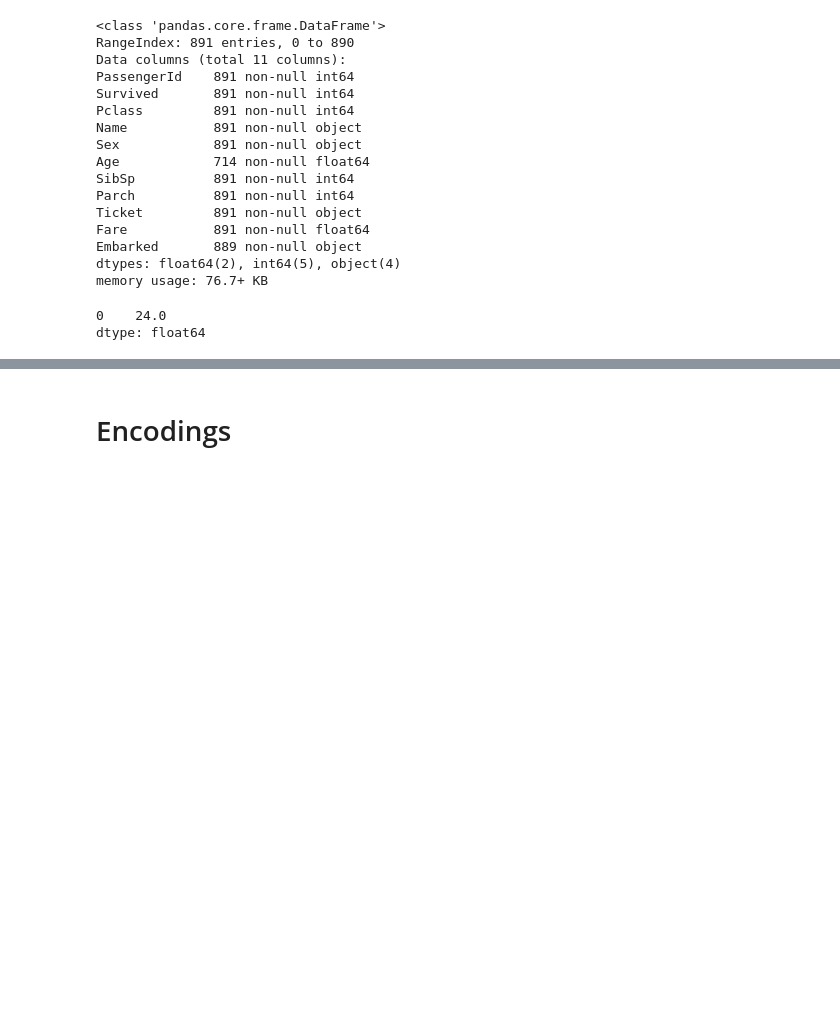
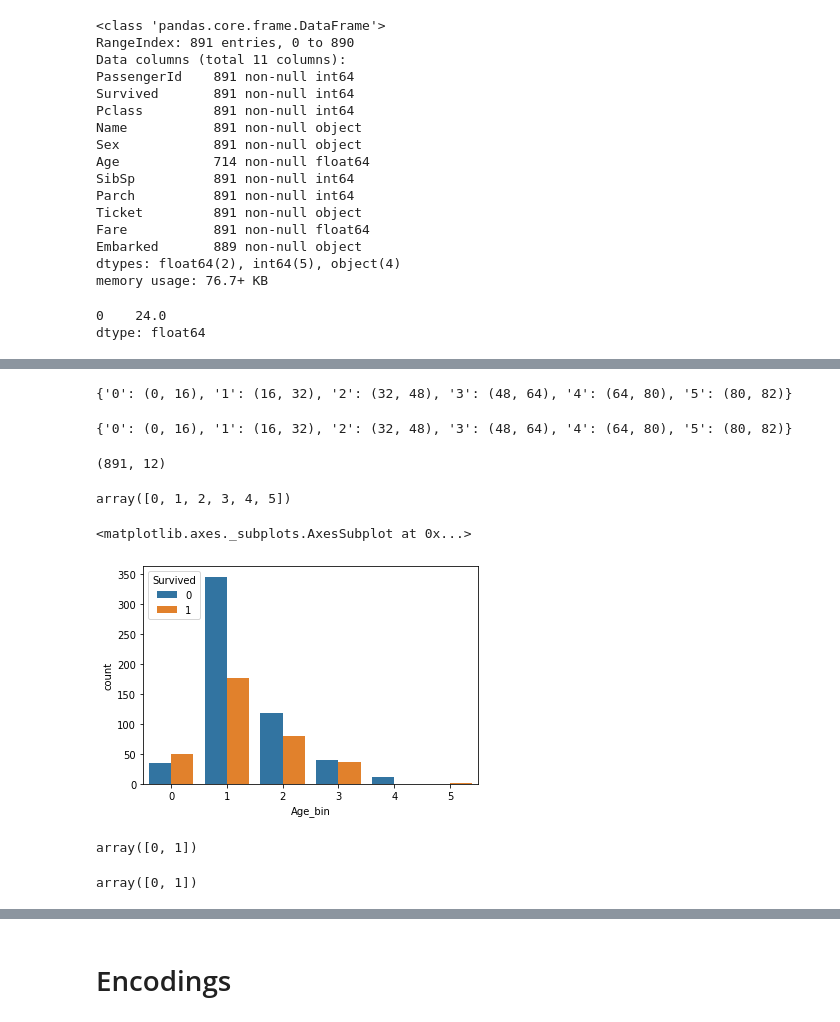
Before and after one commit to elishatofunmi/Medium-Intelligence, a Jupyter notebook: Titanic Survival prediction/Titanic Challenge.ipynb, the cells around one changed output, grey strips where cells are left out. Saved outputs shown, nothing was run; the diff lists cells and outputs as text; code cells hidden in the pictures; blank space fills up the shorter version.

```diff
--- a/Titanic Survival prediction/Titanic Challenge.ipynb
+++ b/Titanic Survival prediction/Titanic Challenge.ipynb
@@ -124,0 +130,35 @@ test['Age'] = test['Age'].fillna(test['Age'].mode()[0])
+# %%
+def bin_age(data, min_val, max_val, range_val):
+    data_copy = data.copy()
+    range_of_vals = int(max_val+1 - min_val)
+    batch_value = int(range_of_vals/range_val)
+    dict_batch = {}
+    start, stop = 0,0
+    for i,j in enumerate(range(0,range_of_vals, batch_value)):
+        stop = start + batch_value
+        dict_batch[str(i)] = (start,stop)
+        start = stop
+
+        if stop <= range_of_vals:
+            pass
+        else:
+            start = stop - batch_value
+            stop = int(max_val) + 1
+
+            dict_batch[str(i)] = (start,stop)
+    print(dict_batch)
+    bin_out = []
+    for k in data_copy:
+        out = [i for i,(start,stop) in zip(dict_batch.keys(), dict_batch.values()) if int(k) in range(start,stop)]
+        #print(k,out)
+        bin_out.append(int(out[0]))
+    return bin_out
+
+
+age_out = bin_age(data['Age'],0.42,81.0,5)
+# %% [output]
+{'0': (0, 16), '1': (16, 32), '2': (32, 48), '3': (48, 64), '4': (64, 80), '5': (80, 82)}
+# %%
+test['Age'] = bin_age(test['Age'], 0.42, 81.0, 5)
+# %% [output]
+{'0': (0, 16), '1': (16, 32), '2': (32, 48), '3': (48, 64), '4': (64, 80), '5': (80, 82)}
@@ -124,0 +168,14 @@ test['Age'] = test['Age'].fillna(test['Age'].mode()[0])
+# %%
+train_da.shape
+# %% [output]
+(891, 12)
+# %%
+np.unique(train_da['Age_bin'])
+# %% [output]
+array([0, 1, 2, 3, 4, 5])
+# %%
+
+sns.countplot(x = 'Age_bin', hue = 'Survived', data = train_da)
+# %% [output]
+<matplotlib.axes._subplots.AxesSubplot at 0x...>
+[figure, added]
@@ -124,0 +203,8 @@ test['Age'] = test['Age'].fillna(test['Age'].mode()[0])
+# %%
+np.unique(test['Age'])
+# %% [output]
+array([0, 1])
+# %%
+np.unique(train_da['Age_bin'])
+# %% [output]
+array([0, 1])
```
Also changed, not shown: parts of 68 cells of this notebook.
